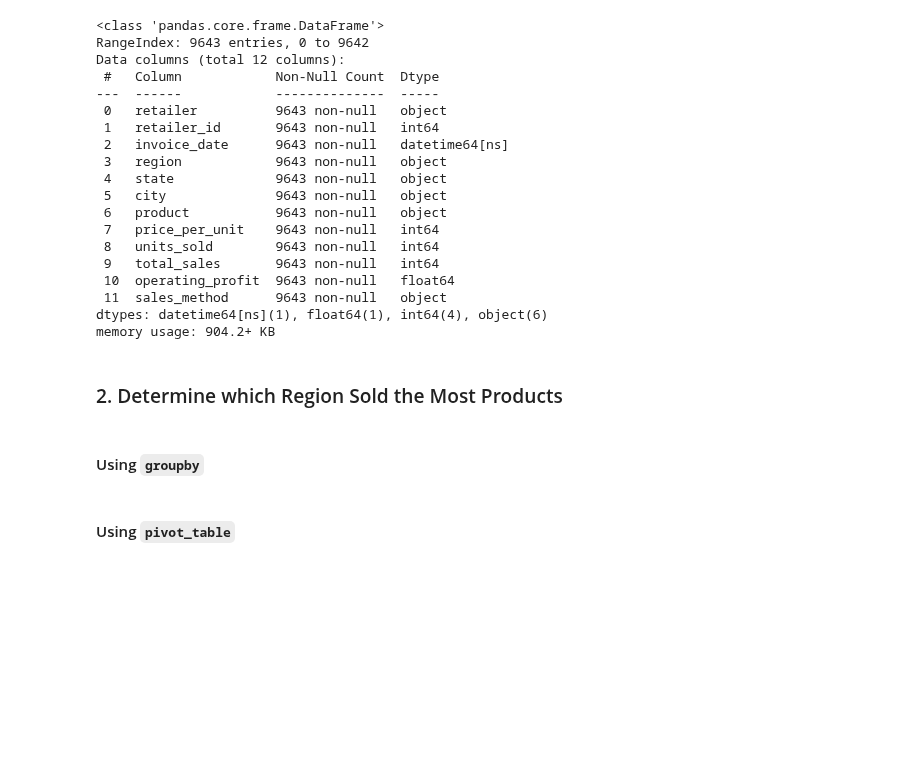
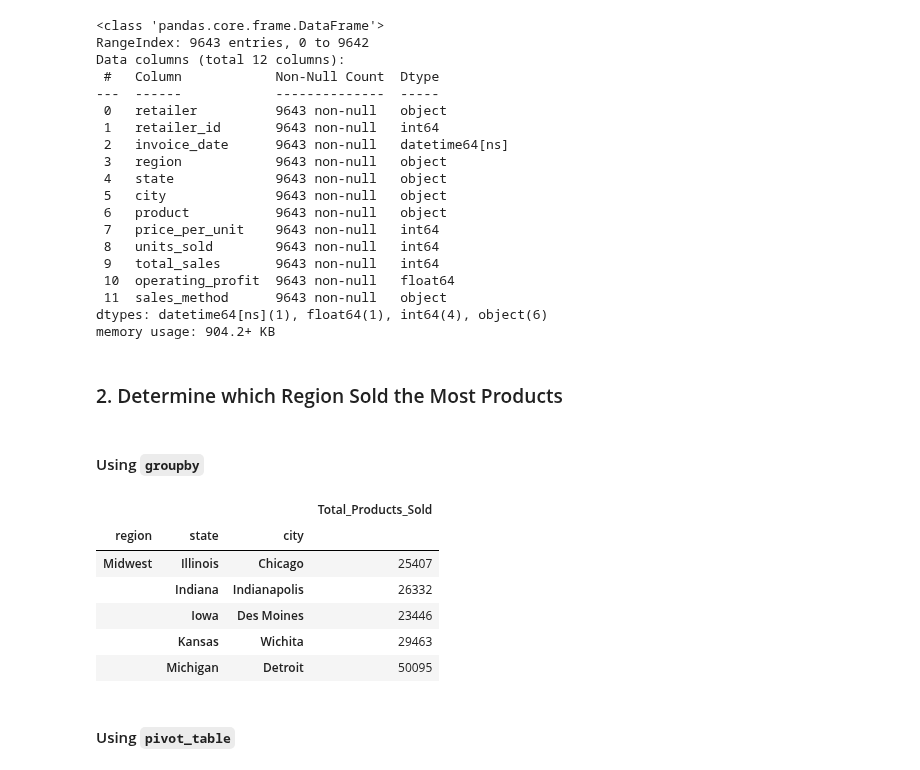
Before and after one commit to d3rp3tt3/athletic_sales_analysis, a Jupyter notebook: athletic_sales_analysis.ipynb, the cells around one changed output. Drawn from its saved outputs; the diff is of its cells as text; code cells hidden in the pictures; blank space fills up the shorter version.

Commit message:
Added products grouping
Signed-off-by: Jenn Allen <jenn.allen@gmail.com>

```diff
--- a/athletic_sales_analysis.ipynb
+++ b/athletic_sales_analysis.ipynb
@@ -168,10 +168,21 @@ memory usage: 904.2+ KB
 #### Using `groupby`
 # %%
 # Show the number products sold for region, state, and city.
+region_group = cleaned_data.drop('invoice_date', axis=1).groupby(['region', 'state', 'city']).agg({'units_sold': 'sum'})
+
 # Rename the sum to "Total_Products_Sold".
-
+region_group.rename(columns={'units_sold': 'Total_Products_Sold'}, inplace=True)
 
 # Show the top 5 results.
+region_group.head(5)
+# %% [output]
+|  |  |  | Total_Products_Sold |
+| region | state | city |  |
+| Midwest | Illinois | Chicago | 25407 |
+|  | Indiana | Indianapolis | 26332 |
+|  | Iowa | Des Moines | 23446 |
+|  | Kansas | Wichita | 29463 |
+|  | Michigan | Detroit | 50095 |
 # %% [markdown]
 #### Using `pivot_table`
 # %%
```
Also changed, not shown: parts of 1 cell of this notebook.
